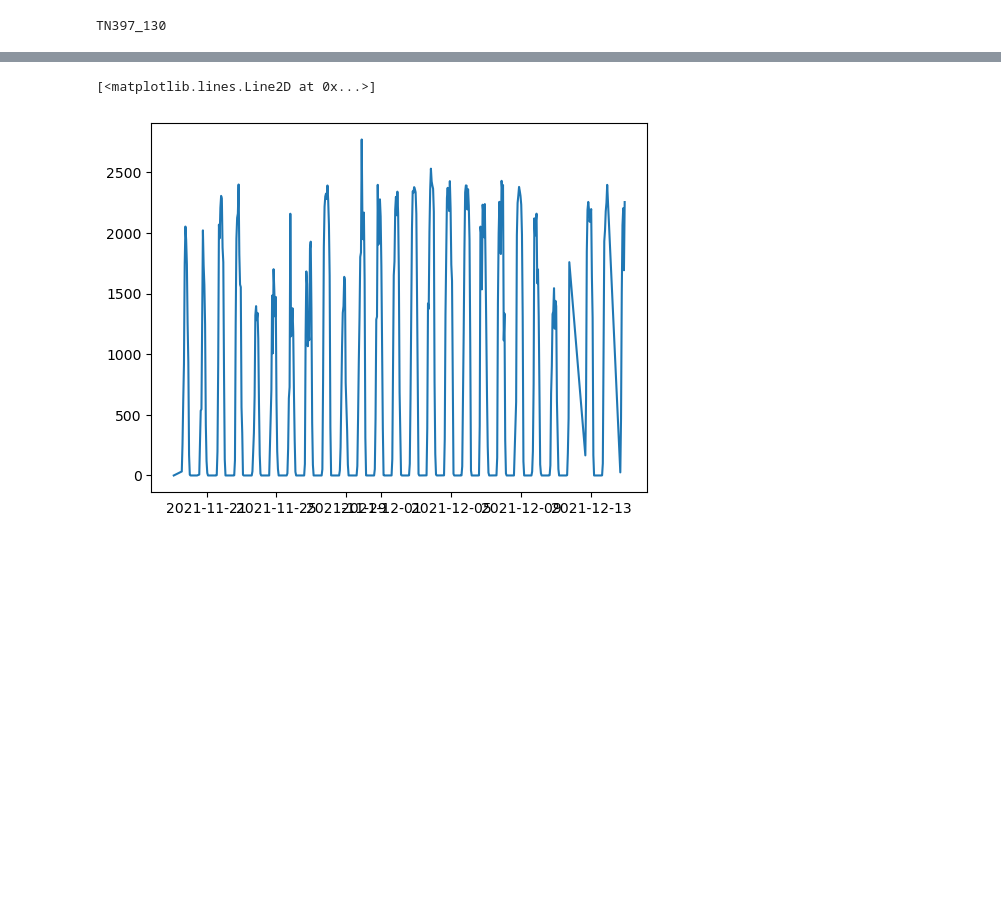
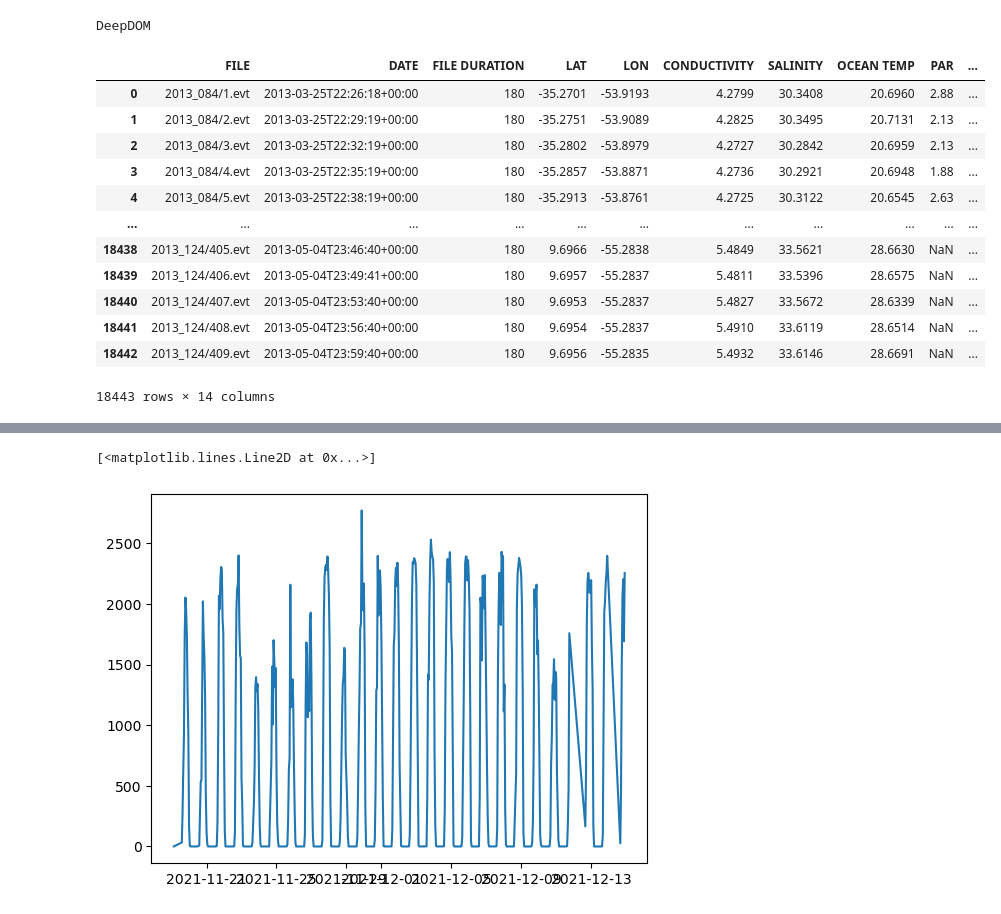
Before and after one commit to kpc02/SACNAS-2023-project, a Jupyter notebook: all_PAR_calib_python.ipynb, the cells around one changed output, grey strips where cells are left out. Saved outputs shown, nothing was run; the diff lists cells and outputs as text; code cells hidden in the pictures; blank space fills up the shorter version.

```diff
--- a/all_PAR_calib_python.ipynb
+++ b/all_PAR_calib_python.ipynb
@@ -81,9 +81,25 @@ def read_sfl(x):
 
 #### .values converts pd.series to list but we had to get string from the list which is the first one
 # %%
-sfl = read_sfl("https://raw.githubusercontent.com/seaflow-uw/seaflow-sfl/master/curated/TN397_130_130.sfl")
+sfl = read_sfl("https://raw.githubusercontent.com/seaflow-uw/seaflow-sfl/master/curated/DeepDOM_989.sfl")
 # %% [output]
-TN397_130
+DeepDOM
+# %%
+sfl
+# %% [output]
+|  | FILE | DATE | FILE DURATION | LAT | LON | CONDUCTIVITY | SALINITY | OCEAN TEMP | PAR | ... |
+| 0 | 2013_084/1.evt | 2013-03-25T22:26:18+00:00 | 180 | -35.2701 | -53.9193 | 4.2799 | 30.3408 | 20.6960 | 2.88 | ... |
+| 1 | 2013_084/2.evt | 2013-03-25T22:29:19+00:00 | 180 | -35.2751 | -53.9089 | 4.2825 | 30.3495 | 20.7131 | 2.13 | ... |
+| 2 | 2013_084/3.evt | 2013-03-25T22:32:19+00:00 | 180 | -35.2802 | -53.8979 | 4.2727 | 30.2842 | 20.6959 | 2.13 | ... |
+| 3 | 2013_084/4.evt | 2013-03-25T22:35:19+00:00 | 180 | -35.2857 | -53.8871 | 4.2736 | 30.2921 | 20.6948 | 1.88 | ... |
+| 4 | 2013_084/5.evt | 2013-03-25T22:38:19+00:00 | 180 | -35.2913 | -53.8761 | 4.2725 | 30.3122 | 20.6545 | 2.63 | ... |
+| ... | ... | ... | ... | ... | ... | ... | ... | ... | ... | ... |
+| 18438 | 2013_124/405.evt | 2013-05-04T23:46:40+00:00 | 180 | 9.6966 | -55.2838 | 5.4849 | 33.5621 | 28.6630 | NaN | ... |
+| 18439 | 2013_124/406.evt | 2013-05-04T23:49:41+00:00 | 180 | 9.6957 | -55.2837 | 5.4811 | 33.5396 | 28.6575 | NaN | ... |
+| 18440 | 2013_124/407.evt | 2013-05-04T23:53:40+00:00 | 180 | 9.6953 | -55.2837 | 5.4827 | 33.5672 | 28.6339 | NaN | ... |
+| 18441 | 2013_124/408.evt | 2013-05-04T23:56:40+00:00 | 180 | 9.6954 | -55.2837 | 5.4910 | 33.6119 | 28.6514 | NaN | ... |
+| 18442 | 2013_124/409.evt | 2013-05-04T23:59:40+00:00 | 180 | 9.6956 | -55.2835 | 5.4932 | 33.6146 | 28.6691 | NaN | ... |
+18443 rows × 14 columns
 # %%
 # this calls the rest of the sfl files from github sfl repo and uses beautiful soup to parse the text
 github_url = 'https://github.com/seaflow-uw/seaflow-sfl/tree/master/curated'
```
Also changed, not shown: parts of 7 cells of this notebook, 1 other file.
